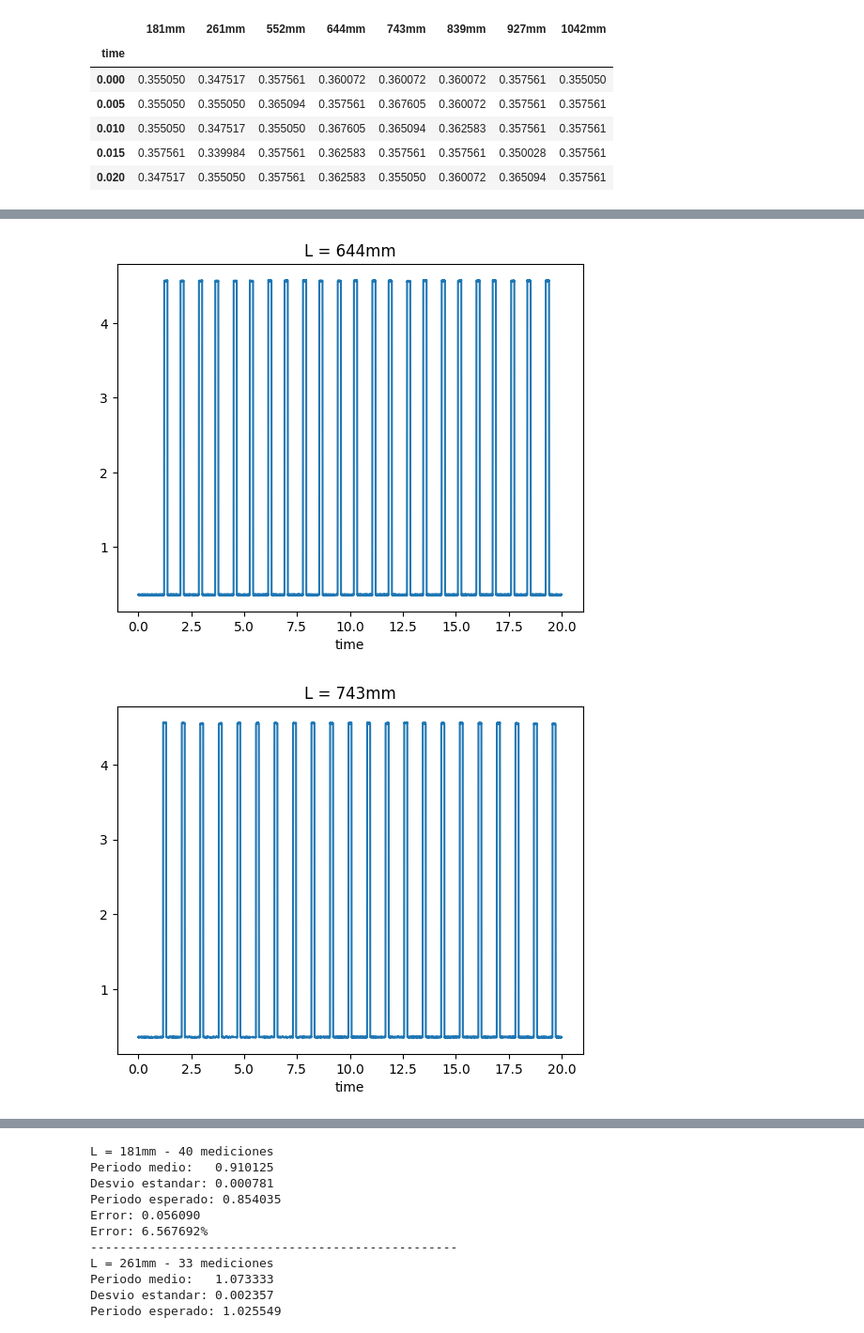
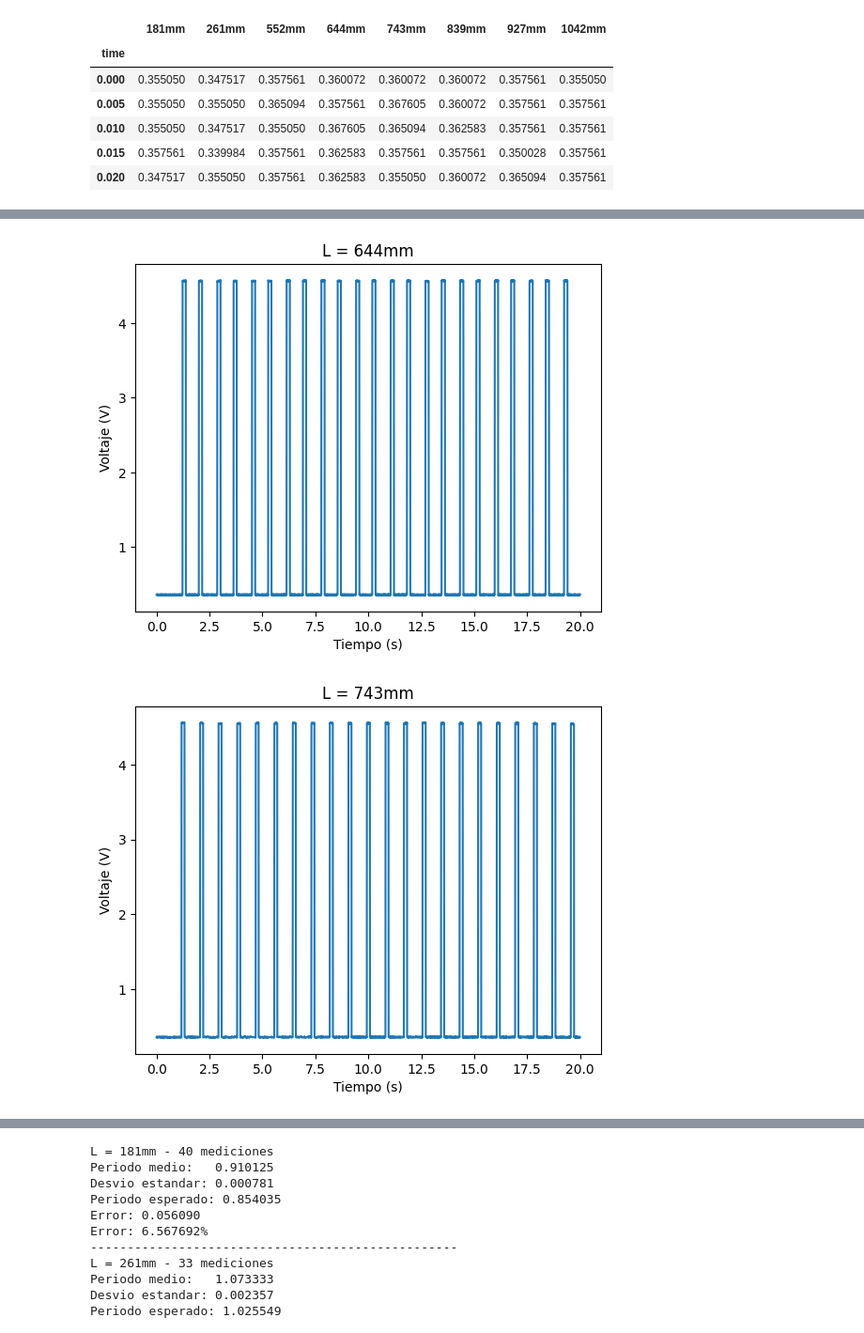
Before and after one commit to LecJackS/Mecanica-y-Termodinamica-2024-1C, a Jupyter notebook: Laboratorios/Labo03-04/Labo02.ipynb, the cells around one changed output, grey strips where cells are left out. Shown at 94% size. Drawn from its saved outputs; the diff is of its cells as text; code cells hidden in the pictures.

```diff
--- a/Laboratorios/Labo03-04/Labo02.ipynb
+++ b/Laboratorios/Labo03-04/Labo02.ipynb
@@ -53,8 +53,11 @@ df.head()
 | 0.015 | 0.357561 | 0.339984 | 0.357561 | 0.362583 | 0.357561 | 0.357561 | 0.350028 | 0.357561 |
 | 0.020 | 0.347517 | 0.355050 | 0.357561 | 0.362583 | 0.355050 | 0.360072 | 0.365094 | 0.357561 |
 # %%
+# Grafico todas las señales
 for c in columns:
     df[c].plot()
     plt.title(f"L = {c}")
+    plt.xlabel("Tiempo (s)")
+    plt.ylabel("Voltaje (V)")
     plt.show()
 # %% [output]
@@ -64,2 +67,2 @@ for c in columns:
-[figure, old version]
+[figure, new version]
-[figure, old version]
+[figure, new version]
```
Also changed, not shown: parts of 6 cells of this notebook.
